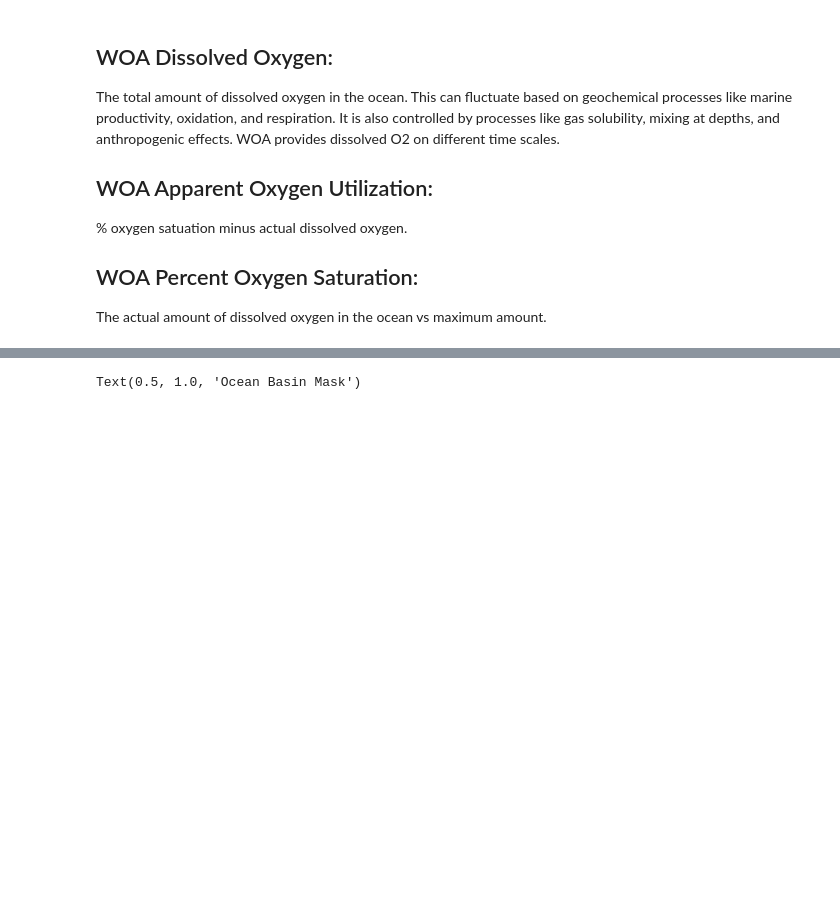
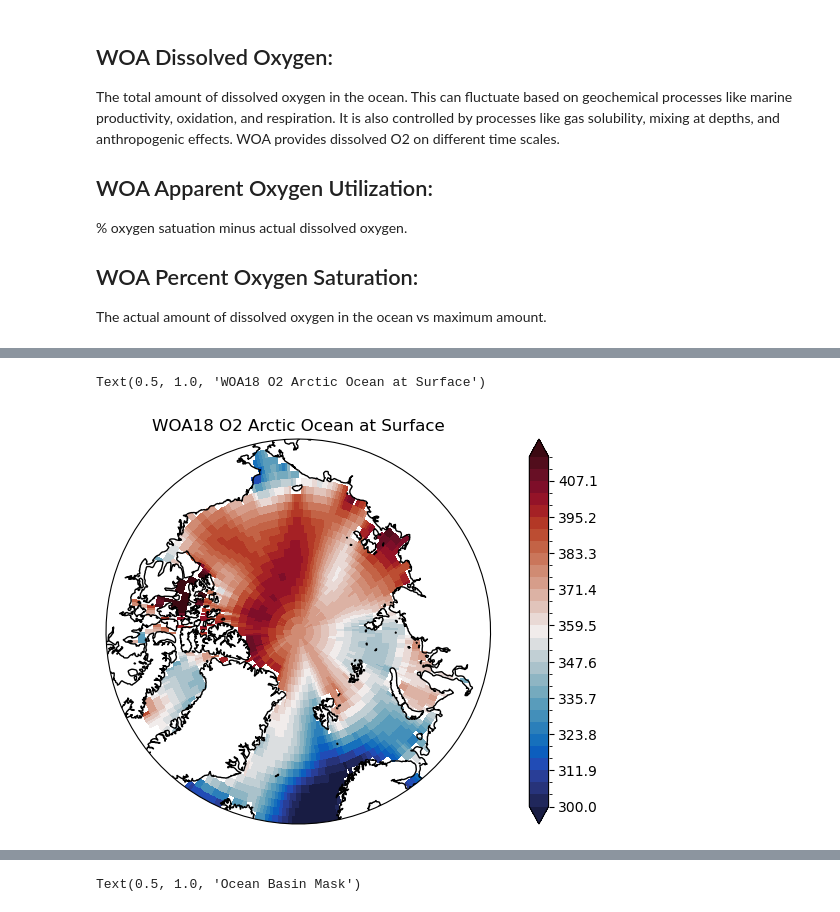
Before and after one commit to EES-3506-5506/EES3506_5506_Fall2023_Final_Project_G4_Hartman, a Jupyter notebook: notebooks/Final_Historical.ipynb, the cells around one changed output, grey strips where cells are left out. Cells and saved outputs as stored; diff of their text form; code cells hidden in the pictures; blank space fills up the shorter version.

```diff
--- a/notebooks/Final_Historical.ipynb
+++ b/notebooks/Final_Historical.ipynb
@@ -28,0 +179,6 @@ indianocean = (woa18_basins.where(woa18_basins==5) / woa18_basins.where(woa18_ba
+# %%
+North_Polar(woa18_o2_arctic.isel(depth=0),300,415,cmocean.cm.balance)
+plt.title('WOA18 O2 Arctic Ocean at Surface')
+# %% [output]
+Text(0.5, 1.0, 'WOA18 O2 Arctic Ocean at Surface')
+[figure, added]
```
Also changed, not shown: parts of 12 cells of this notebook.
